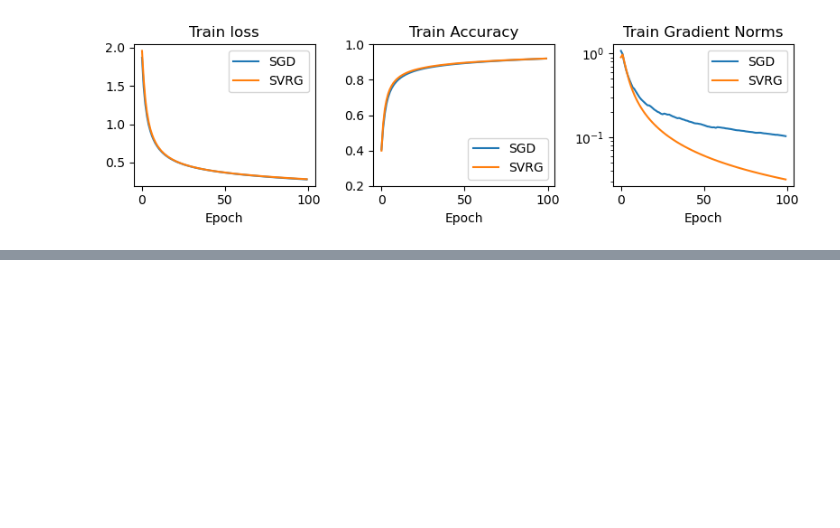
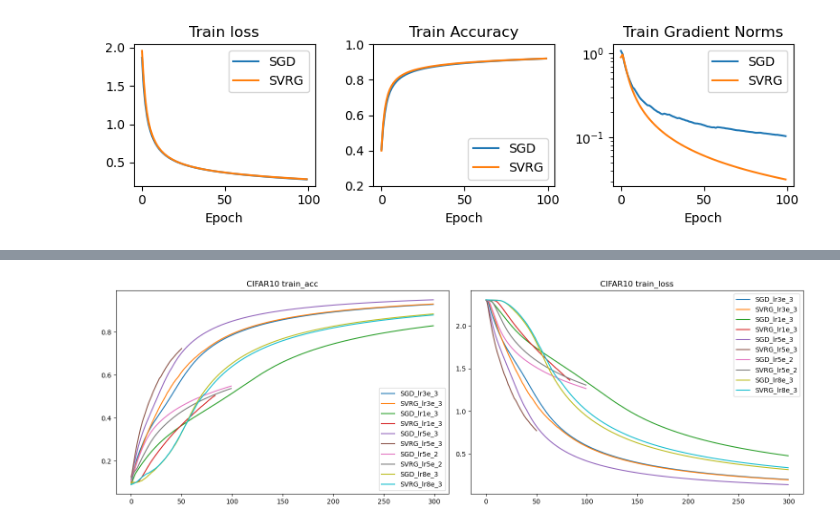
Before and after one commit to TianXie1999/PP_SVRG, a Jupyter notebook: plot_res.ipynb, the cells around one changed output, grey strips where cells are left out. Saved outputs shown, nothing was run; the diff lists cells and outputs as text; code cells hidden in the pictures; blank space fills up the shorter version.

```diff
--- a/plot_res.ipynb
+++ b/plot_res.ipynb
@@ -139,0 +235,67 @@ plot_train_stats(train_loss_sgd, train_acc_sgd, grads_sgd, train_loss_svrg, trai
+# %%
+
+SVRG_lr1e_2 = '/home/zhu.3723/code/project/PP_SVRG/outputs/20250213-083029_SVRG_CIFAR10_convnet_Temperature5.0_lr0.01'
+SGD_lr1e_2 = '/home/zhu.3723/code/project/PP_SVRG/outputs/20250213-083039_SGD_CIFAR10_convnet_Temperature5.0_lr0.01'
+
+SVRG_lr3e_3 = '/home/zhu.3723/code/project/PP_SVRG/outputs/20250210-013104_SVRG_CIFAR10_convnet_Temperature5.0_lr0.003'
+SGD_lr3e_3 = '/home/zhu.3723/code/project/PP_SVRG/outputs/20250210-013055_SGD_CIFAR10_convnet_Temperature5.0_lr0.003'
+
+# SVRG_lr1e_3 = '/home/zhu.3723/code/project/PP_SVRG/outputs/20250210-013318_SVRG_CIFAR10_convnet_Temperature5.0_lr0.001'
+# SGD_lr1e_3 = '/home/zhu.3723/code/project/PP_SVRG/outputs/20250210-013311_SGD_CIFAR10_convnet_Temperature5.0_lr0.001'
+SVRG_lr5e_2 = '/home/zhu.3723/code/project/PP_SVRG/outputs/20250113-114335_SVRG_CIFAR10_convnet_Temperature5.0_lr0.01'
+SGD_lr5e_2 = '/home/zhu.3723/code/project/PP_SVRG/outputs/20250113-114339_SGD_CIFAR10_convnet_Temperature5.0_lr0.01'
+
+SVRG_lr1e_3 = '/home/zhu.3723/code/project/PP_SVRG/outputs/20250212-110925_SVRG_CIFAR10_convnet_Temperature5.0_lr0.001'
+SGD_lr1e_3 = '/home/zhu.3723/code/project/PP_SVRG/outputs/20250213-083004_SGD_CIFAR10_convnet_Temperature5.0_lr0.001'
+
+SVRG_lr5e_3 = '/home/zhu.3723/code/project/PP_SVRG/outputs/20250122-223552_SVRG_CIFAR10_convnet_Temperature5.0_lr0.005'
+SGD_lr5e_3 = '/home/zhu.3723/code/project/PP_SVRG/outputs/20250123-160602_SGD_CIFAR10_convnet_Temperature5.0_lr0.005'
+
+SVRG_lr8e_3 = '/home/zhu.3723/code/project/PP_SVRG/outputs/20250122-180713_SVRG_CIFAR10_convnet_Temperature5.0_lr0.008'
+SGD_lr8e_3 = '/home/zhu.3723/code/project/PP_SVRG/outputs/20250122-180727_SGD_CIFAR10_convnet_Temperature5.0_lr0.008'
+import pandas as pd
+import os
+import matplotlib.pyplot as plt
+SVRG_lr1e_2_data = pd.read_csv(os.path.join(SVRG_lr1e_2, "train_stats.csv"))
+SGD_lr1e_2_data = pd.read_csv(os.path.join(SGD_lr1e_2, "train_stats.csv"))
+
+SVRG_lr3e_3_data = pd.read_csv(os.path.join(SVRG_lr3e_3, "train_stats.csv"))
+SGD_lr3e_3_data = pd.read_csv(os.path.join(SGD_lr3e_3, "train_stats.csv"))
+SVRG_lr1e_3_data = pd.read_csv(os.path.join(SVRG_lr1e_3, "train_stats.csv"))
+SGD_lr1e_3_data = pd.read_csv(os.path.join(SGD_lr1e_3, "train_stats.csv"))
+SVRG_lr5e_3_data = pd.read_csv(os.path.join(SVRG_lr5e_3, "train_stats.csv"))
+SGD_lr5e_3_data = pd.read_csv(os.path.join(SGD_lr5e_3, "train_stats.csv"))
+SVRG_lr5e_2_data = pd.read_csv(os.path.join(SVRG_lr5e_2, "train_stats.csv"))
+SGD_lr5e_2_data = pd.read_csv(os.path.join(SGD_lr5e_2, "train_stats.csv"))
+SVRG_lr8e_3_data = pd.read_csv(os.path.join(SVRG_lr8e_3, "train_stats.csv"))
+SGD_lr8e_3_data = pd.read_csv(os.path.join(SGD_lr8e_3, "train_stats.csv"))
+
+
+dfs = [SGD_lr3e_3_data, SVRG_lr3e_3_data, SGD_lr1e_3_data, SVRG_lr1e_3_data, SGD_lr5e_3_data,
+       SVRG_lr5e_3_data, SGD_lr5e_2_data, SVRG_lr5e_2_data,
+         SGD_lr8e_3_data, SVRG_lr8e_3_data]
+for index in range(len(dfs)):
+    # only keep top 300 epochs, if not enough, keep all
+    if len(dfs[index]) > 300:
+        dfs[index] = dfs[index][:300]
+
+
+legends = ["SGD_lr3e_3", "SVRG_lr3e_3", "SGD_lr1e_3", "SVRG_lr1e_3", "SGD_lr5e_3", "SVRG_lr5e_3",
+            "SGD_lr5e_2", "SVRG_lr5e_2", "SGD_lr8e_3", "SVRG_lr8e_3"]
+def plot_columns(columns, dfs, legends, title=None, slice=None):
+    if slice:
+        dfs = [df[:slice] for df in dfs]
+    fig, axes = plt.subplots(1, len(columns), figsize=(15, 5))
+    if len(columns) == 1:
+        axes = [axes]
+    for i, column in enumerate(columns):
+        for j, df in enumerate(dfs):
+            axes[i].plot(df[column], label=legends[j])
+        axes[i].legend()
+        if title:
+            axes[i].set_title(title + " " + column)
+    plt.tight_layout()
+    plt.show()
+plot_columns(["train_acc", "train_loss"], dfs, legends, 'CIFAR10')
+# %% [output]
+[figure, added]
```
Also changed, not shown: parts of 15 cells of this notebook, 16 other files.
